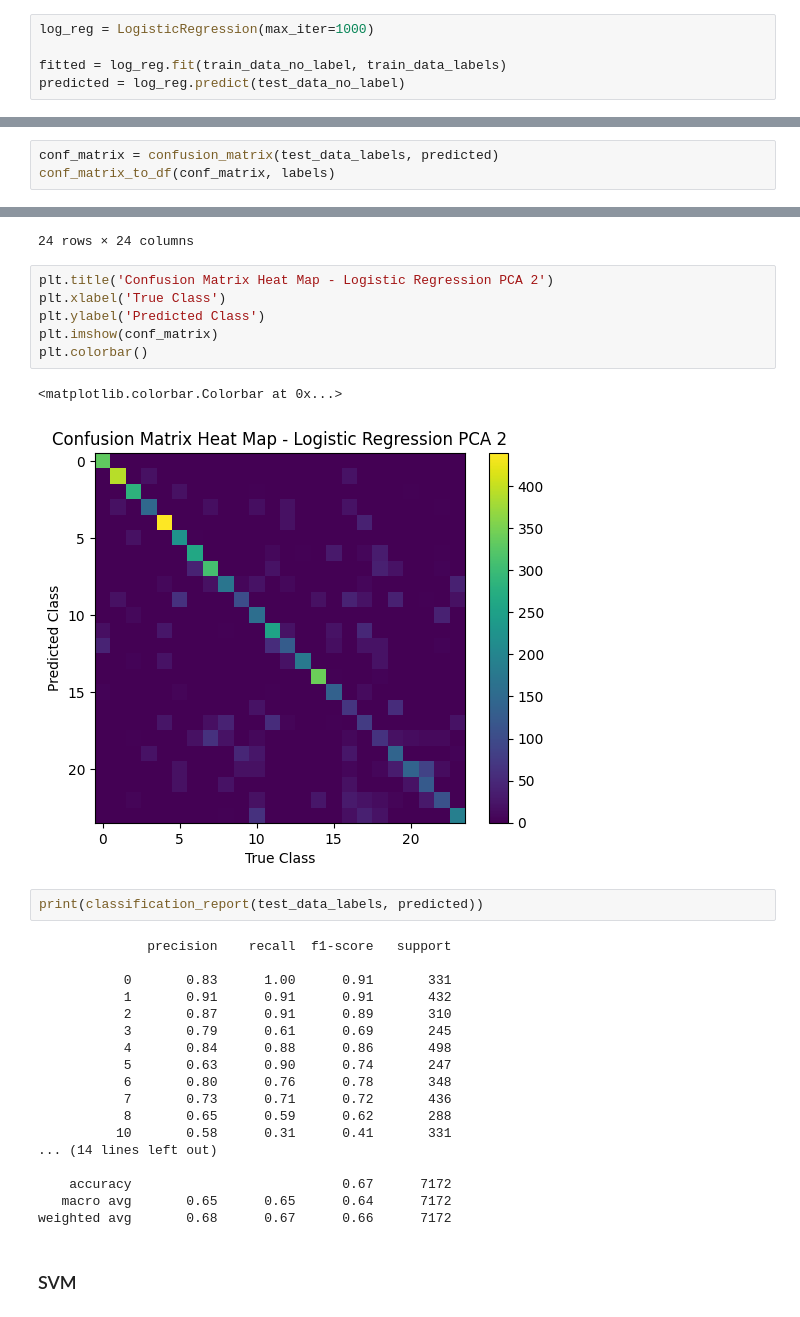
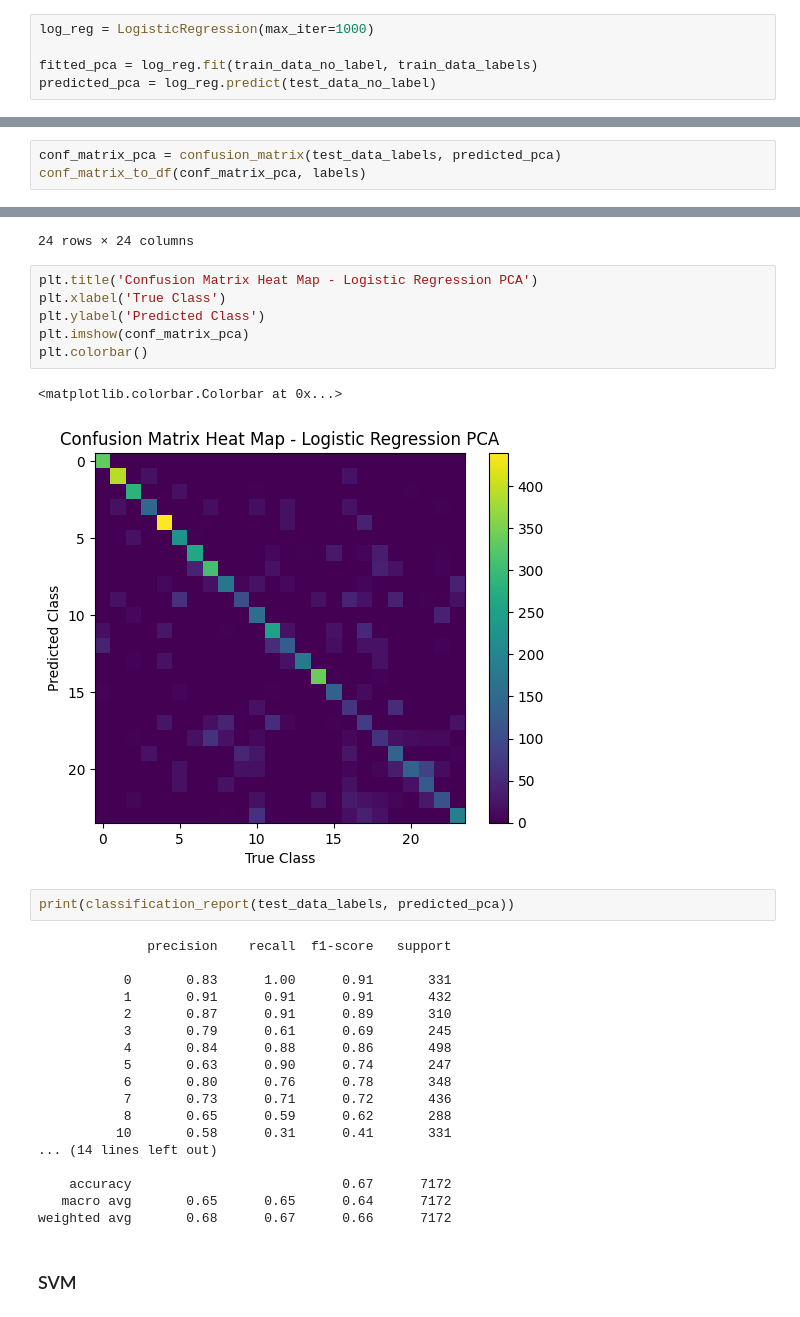
Before and after one commit to Astute-2319/CS5990-Group7-Final-Project, a Jupyter notebook: astute_final_work.ipynb, the cells around one changed output, grey strips where cells are left out. Cells and saved outputs as stored; diff of their text form.

```diff
--- a/astute_final_work.ipynb
+++ b/astute_final_work.ipynb
@@ -177,5 +236,5 @@ plt.scatter(transformed_data_2[0], -transformed_data_2[1], c=colors, s=15)
 # %%
 log_reg = LogisticRegression(max_iter=1000)
 
-fitted = log_reg.fit(train_data_no_label, train_data_labels)
-predicted = log_reg.predict(test_data_no_label)
+fitted_pca = log_reg.fit(train_data_no_label, train_data_labels)
+predicted_pca = log_reg.predict(test_data_no_label)
@@ -182,6 +262,6 @@ predicted = log_reg.predict(test_data_no_label)
 # %%
-conf_matrix = confusion_matrix(test_data_labels, predicted)
-conf_matrix_to_df(conf_matrix, labels)
+conf_matrix_pca = confusion_matrix(test_data_labels, predicted_pca)
+conf_matrix_to_df(conf_matrix_pca, labels)
 # %% [output]
 |  | A | B | C | D | E | F | G | H | I | K | ... | ... |
 | A | 331 | 0 | 0 | 0 | 0 | 0 | 0 | 0 | 0 | 0 | ... | ... |
@@ -202,16 +282,16 @@ conf_matrix_to_df(conf_matrix, labels)
 | Y | 0 | 0 | 0 | 0 | 0 | 0 | 0 | 0 | 3 | 0 | ... | ... |
 24 rows × 24 columns
 # %%
-plt.title('Confusion Matrix Heat Map - Logistic Regression PCA 2')
+plt.title('Confusion Matrix Heat Map - Logistic Regression PCA')
 plt.xlabel('True Class')
 plt.ylabel('Predicted Class')
-plt.imshow(conf_matrix)
+plt.imshow(conf_matrix_pca)
 plt.colorbar()
 # %% [output]
 <matplotlib.colorbar.Colorbar at 0x...>
-[figure, old version]
+[figure, new version]
 # %%
-print(classification_report(test_data_labels, predicted))
+print(classification_report(test_data_labels, predicted_pca))
 # %% [output]
               precision    recall  f1-score   support
 
```
Also changed, not shown: parts of 12 cells of this notebook.
